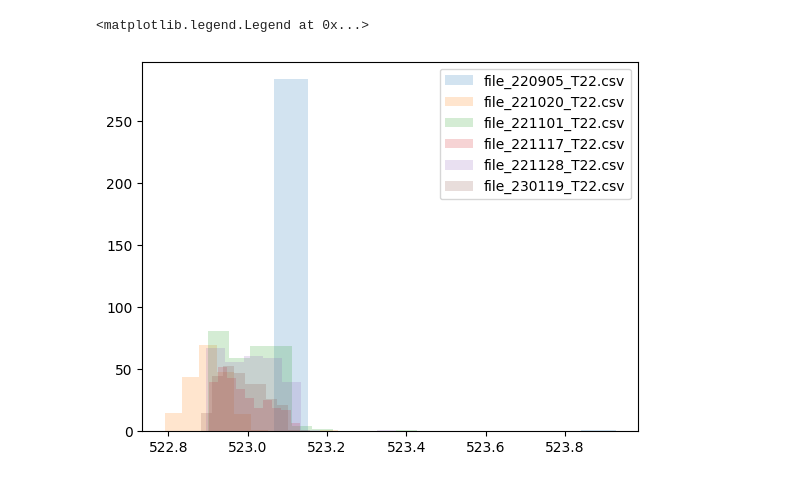
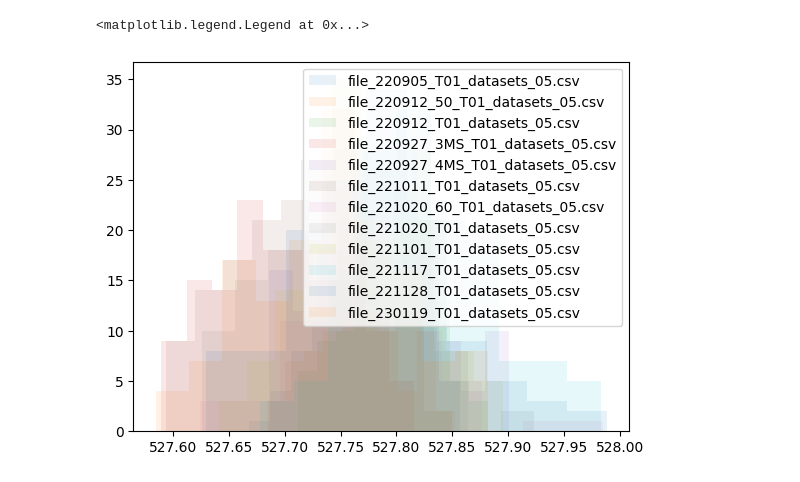
Before and after one commit to SillyCookies/Grave_Processing, a Jupyter notebook: define_graves.ipynb, the cells around one changed output. Cells and saved outputs as stored; diff of their text form; code cells hidden in the pictures.

```diff
--- a/define_graves.ipynb
+++ b/define_graves.ipynb
@@ -57,0 +203,5 @@ print(grave_true)
+# %%
+for name, value in graves.items():
+    #if len(value) == 0:
+        #continue
+    plt.hist(value['y'].values - 5.162e6, bins = np.linspace(170, 270, 300))
@@ -80,20 +223,19 @@ print(graves['T03'])
 # %%
 for name, value in graves.items():
-    plt.hist(value['grid_y'], label = name)
-
-plt.legend()
+    value = value.drop(columns = ['value'])
+    value.to_csv(name +'/grave_points' + "_" + datasetname + ".csv", index = False)
-# %%
-for name, value in graves.items():
-    value = value.drop(columns = ['value'])
-    value.to_csv(name +'/grave_points.csv', index = False)
 # %%
-flight = 'file_230119'
-flight_indexed_by_grid = datasets[flight].set_index(['grid_y', 'grid_x'], drop = True)
+#takes a decimated flight file, cuts it into different files for different graves,
+#and places these files into the folder of each respective grave.
+datasetname = "datasets_05"
+dataset = eval(datasetname)
+
 
 print(grave_true)
-
-for name in base_path.glob('T*'):
-    this_grave = pd.read_csv(name / "grave_points.csv")
-    ids = this_grave.set_index(['grid_y', 'grid_x']).index.intersection(flight_indexed_by_grid.index)
-    tomb_points = flight_indexed_by_grid.loc[ids]
-    tomb_points.to_csv(str(name) + '/' + flight + '_' + name.name + '.csv')
+for flight in dataset:
+    flight_indexed_by_grid = dataset[flight].set_index(['y', 'x'], drop = True)
+    for name in base_path.glob('T*'):
+        this_grave = pd.read_csv(name / ("grave_points_" + datasetname + ".csv"))
+        ids = this_grave.set_index(['y', 'x']).index.intersection(flight_indexed_by_grid.index)
+        tomb_points = flight_indexed_by_grid.loc[ids]
+        tomb_points.to_csv(str(name) + '/' + flight + '_' + name.name + "_" + datasetname + '.csv')
@@ -100,14 +257,16 @@ for name in base_path.glob('T*'):
 # %%
-Tomb = Path('C:\Hobbies\programming\T22')
-Flight_files = Tomb.glob('file_*')
+#Histogram comparing the frequency of Z values of one specified grave for all processed flights.
+
+Tomb = Path('C:\Hobbies\programming\T01')
+Flight_files = Tomb.glob('file_*_05.csv')
 for Flight_file in Flight_files:
     if 'file_220829' in Flight_file.name:
         continue
     dataset = pd.read_csv(Flight_file)
-    plt.hist(dataset['z'], label = Flight_file.name, alpha = 0.2)
-
+    plt.hist(dataset['z'], label = Flight_file.name, alpha = 0.1)
+    #plt.show()
 
 plt.legend()
 # %% [output]
 <matplotlib.legend.Legend at 0x...>
-[figure, old version]
+[figure, new version]
```
Also changed, not shown: parts of 22 cells of this notebook, 6 other files.
